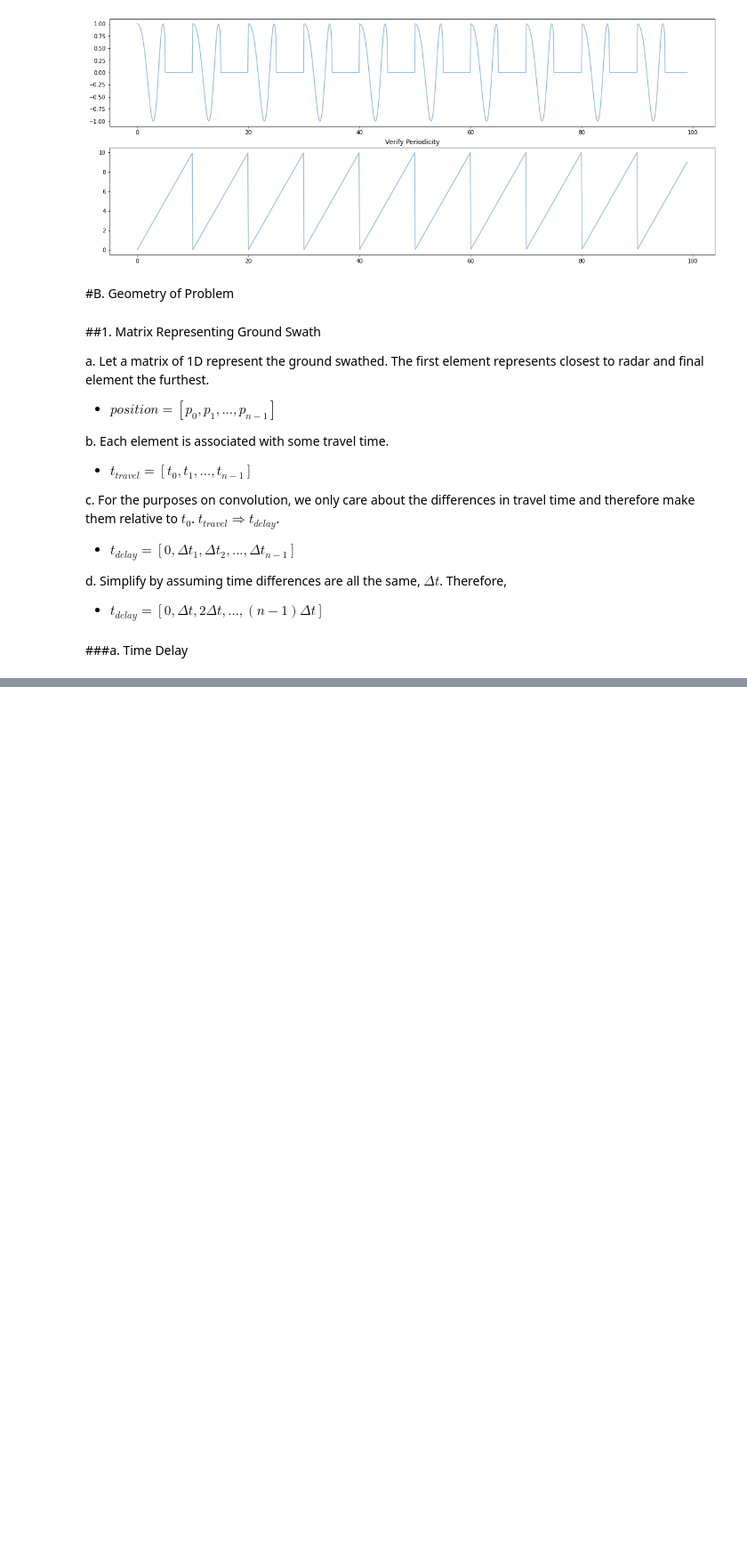
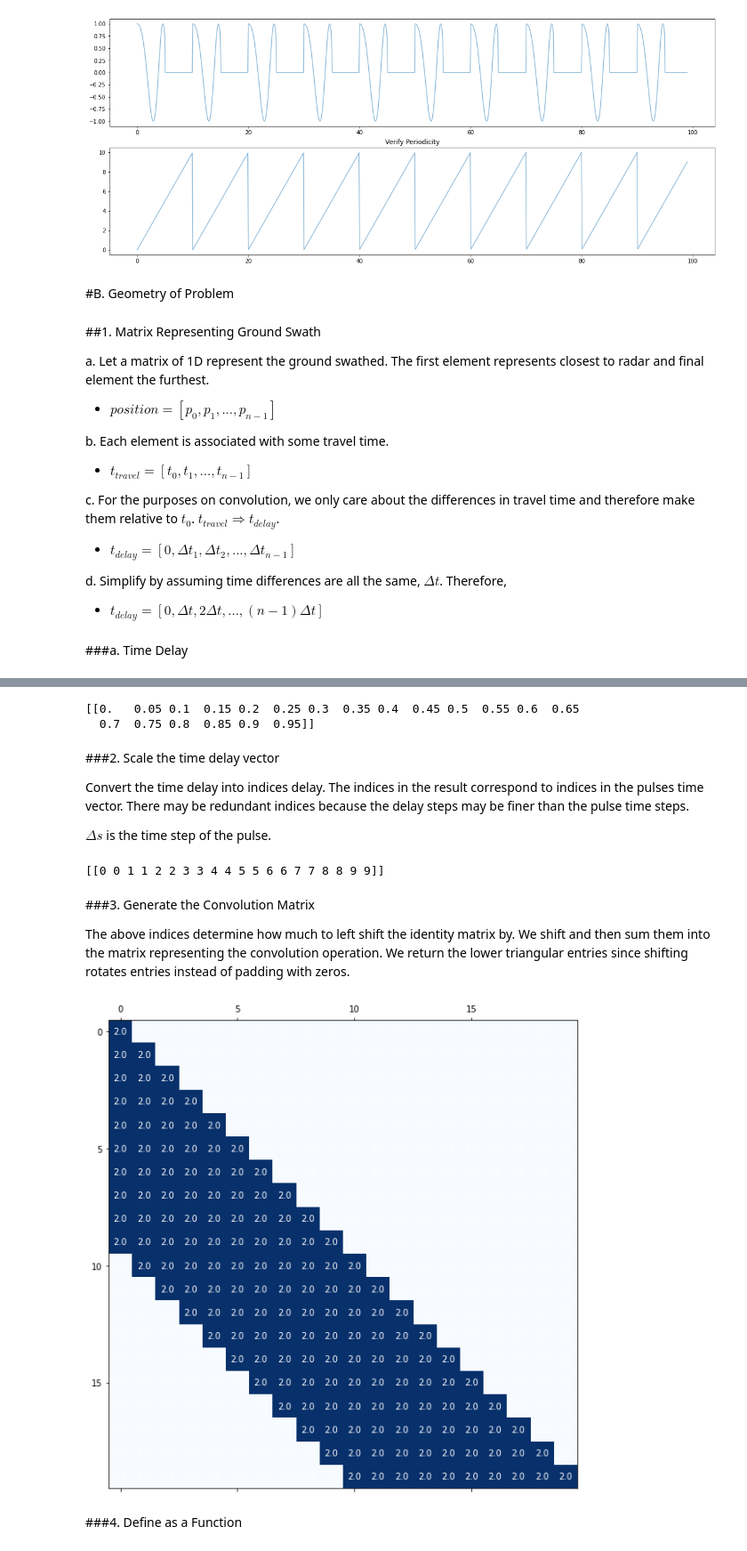
Before and after one commit to psukphranee/Python, a Jupyter notebook: SAR_scratch_3.ipynb, the cells around one changed output, grey strips where cells are left out. Shown: that part at 89% size. Cells and saved outputs as stored; diff of their text form; code cells hidden in the pictures; blank space fills up the shorter version.

```diff
--- a/SAR_scratch_3.ipynb
+++ b/SAR_scratch_3.ipynb
@@ -154,0 +169,5 @@ We need to sample the corresponding parts of the pulse.
+# %%
+#define an identity matrix of size n_g (the number of ground elements)
+I_ng = np.eye(n_g)
+#The identity matrix will be shifted, summed and stored in the following matrix
+Convolution_Matrix = np.zeros((I_ng.shape[0], I_ng.shape[0]))
@@ -154,0 +176,43 @@ We need to sample the corresponding parts of the pulse.
+# %%
+t_delay = t_delay - t_delay[0,0] #offset values
+print(t_delay)
+# %% [output]
+[[0.   0.05 0.1  0.15 0.2  0.25 0.3  0.35 0.4  0.45 0.5  0.55 0.6  0.65
+  0.7  0.75 0.8  0.85 0.9  0.95]]
+# %% [markdown]
+###2. Scale the time delay vector
+
+Convert the time delay into indices delay. The indices in the result correspond to indices in the pulses time vector. There may be redundant indices because the delay steps may be finer than the pulse time steps.
+
+$\Delta s$ is the time step of the pulse.
+# %%
+Ds = t[0,1] - t[0,0]; #calculate this using the time matrix defined above. Using two points will suffice.
+
+t_index_delay = (t_delay/Ds).astype('int') #this is a vector of indices corresponding to the time delay. We see that indices may repeat because the delay steps may be finer than the pulse time steps.
+print(t_index_delay)
+# %% [output]
+[[0 0 1 1 2 2 3 3 4 4 5 5 6 6 7 7 8 8 9 9]]
+# %% [markdown]
+###3. Generate the Convolution Matrix
+
+The above indices determine how much to left shift the identity matrix by. We shift and then sum them into the matrix representing the convolution operation. We return the lower triangular entries since shifting rotates entries instead of padding with zeros.
+# %%
+for i in range(0, n_g):
+    curr_index_delay = t_index_delay[0, i]
+    # print(curr_index_delay)
+    Convolution_Matrix = Convolution_Matrix + np.roll(I_ng, curr_index_delay * -1, axis=1) #shift left
+
+Convolution_Matrix = np.tril(Convolution_Matrix)
+# %%
+fig, ax = plt.subplots(figsize=(10,10))
+
+ax.matshow(Convolution_Matrix, cmap=plt.cm.Blues)
+
+for i in range(Convolution_Matrix.shape[0]):
+    for j in range(Convolution_Matrix.shape[1]):
+        c = Convolution_Matrix[j,i]
+        ax.text(i, j, str(c), va='center', ha='center', color="white")
+# %% [output]
+[figure, added]
+# %% [markdown]
+###4. Define as a Function
```
Also changed, not shown: parts of 14 cells of this notebook.
